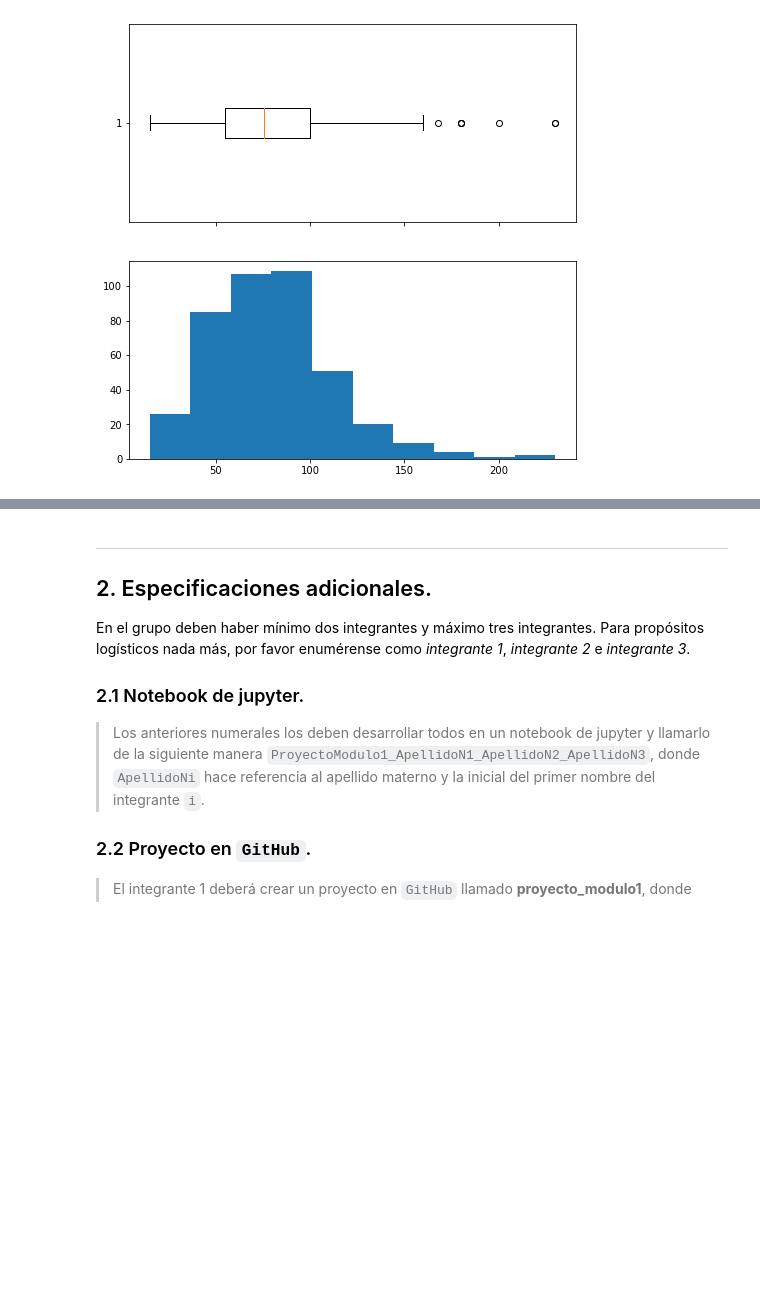
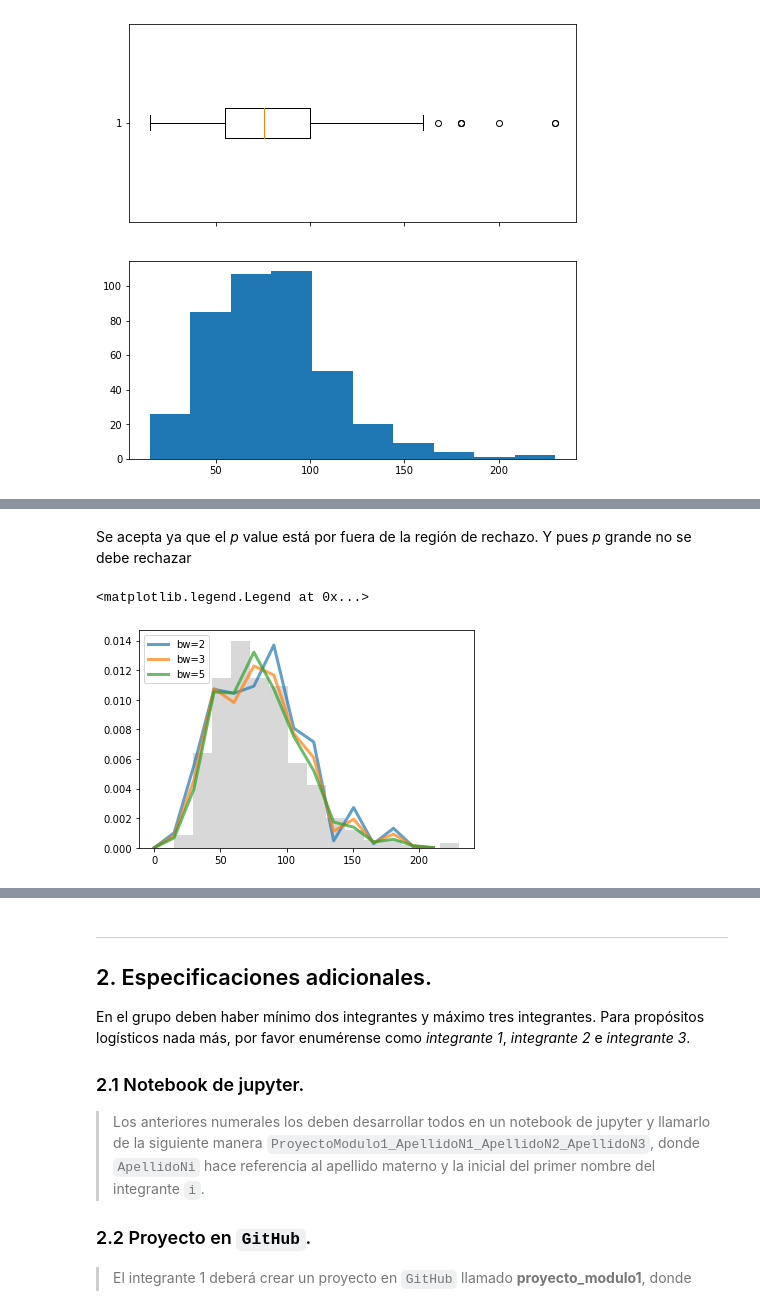
Before and after one commit to JuanPrdz/Proyecto_tema2_JPRodriguez_ARamirez_SRomero, a Jupyter notebook: El_bueno.ipynb, the cells around one changed output, grey strips where cells are left out. Cells and saved outputs as stored; diff of their text form; code cells hidden in the pictures; blank space fills up the shorter version.

```diff
--- a/El_bueno.ipynb
+++ b/El_bueno.ipynb
@@ -314,0 +385,13 @@ plt.show()
+# %% [markdown]
+Se acepta ya que el _p_ value está por fuera de la región de rechazo. Y pues _p_ grande no se debe rechazar
+# %%
+# KDE: estimar el bandwith correcto con una función para optimizar el proceso
+fig, ax = plt.subplots()
+for bandwidth in [2,3,5]:
+    ax.plot(np.linspace(0,211,15), kde_sklearn(defensa, np.linspace(0,211,15), bandwidth=bandwidth),
+            label='bw={0}'.format(bandwidth), linewidth=3, alpha=0.7)
+ax.hist(defensa, 15, fc='gray', histtype='stepfilled', alpha=0.3, density=True)
+ax.legend(loc='upper left')
+# %% [output]
+<matplotlib.legend.Legend at 0x...>
+[figure, added]
```
Also changed, not shown: parts of 21 cells of this notebook.
